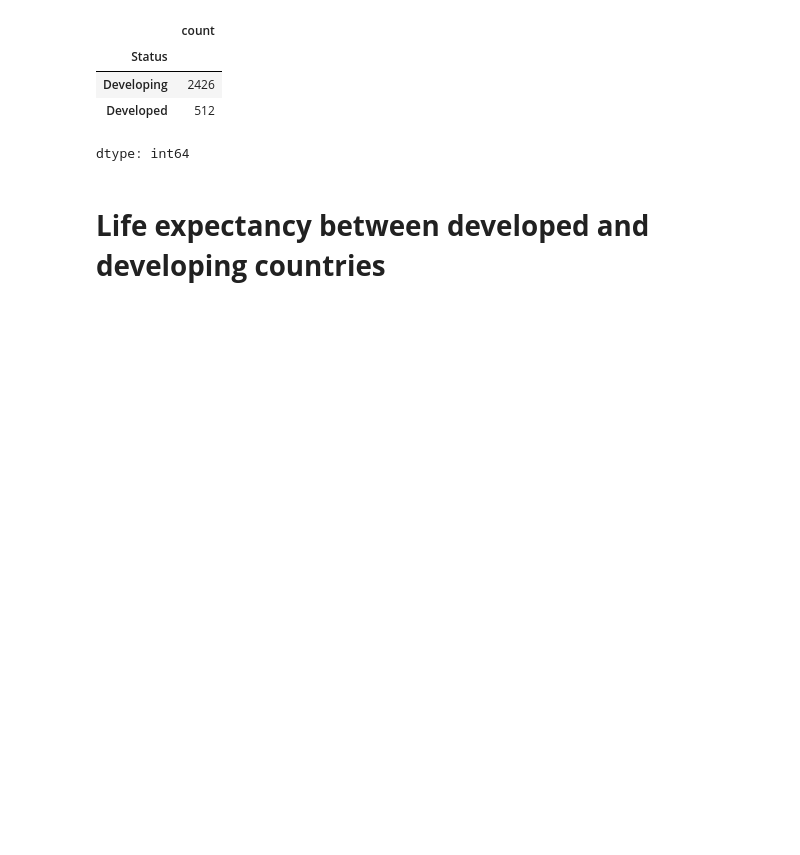
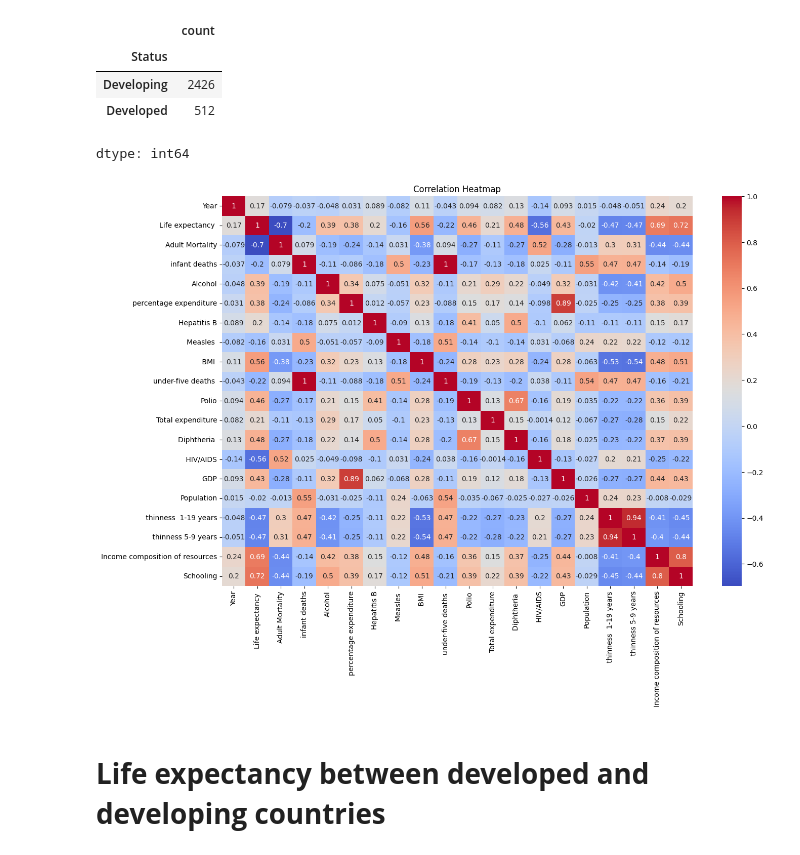
Before and after one commit to mk7890/Python_Data_Analysis, a Jupyter notebook: Life_Expectancy_Moses.ipynb, the cells around one changed output. Drawn from its saved outputs; the diff is of its cells as text; code cells hidden in the pictures; blank space fills up the shorter version.

```diff
--- a/Life_Expectancy_Moses.ipynb
+++ b/Life_Expectancy_Moses.ipynb
@@ -331,6 +331,17 @@ lifeExpectancy['Status'].value_counts()
 | Developing | 2426 |
 | Developed | 512 |
 dtype: int64
+# %%
+#Select only numeric columns for correlation
+life_expectancy_numeric = lifeExpectancy.select_dtypes(include=['float64', 'int64'])
+
+#Heatmap to show correlation
+plt.figure(figsize=(15, 10))
+sns.heatmap(life_expectancy_numeric.corr(), annot=True, cmap='coolwarm')
+plt.title('Correlation Heatmap')
+plt.show()
+# %% [output]
+[figure, added]
 # %% [markdown]
 # **Life expectancy between developed and developing countries**
 # %%
```
Also changed, not shown: parts of 1 cell of this notebook.
